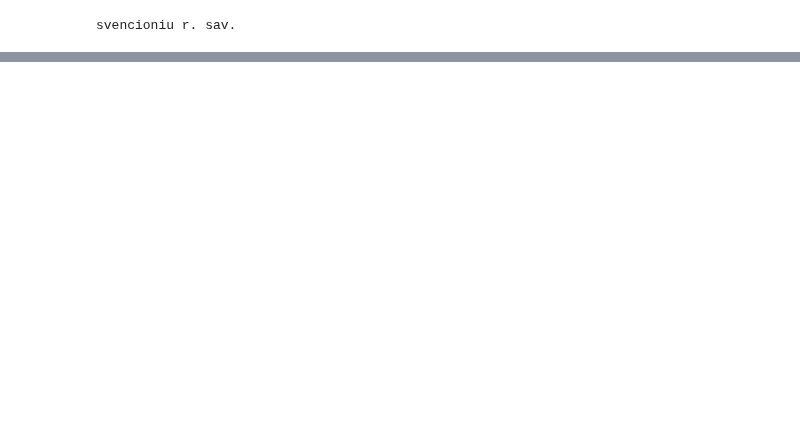
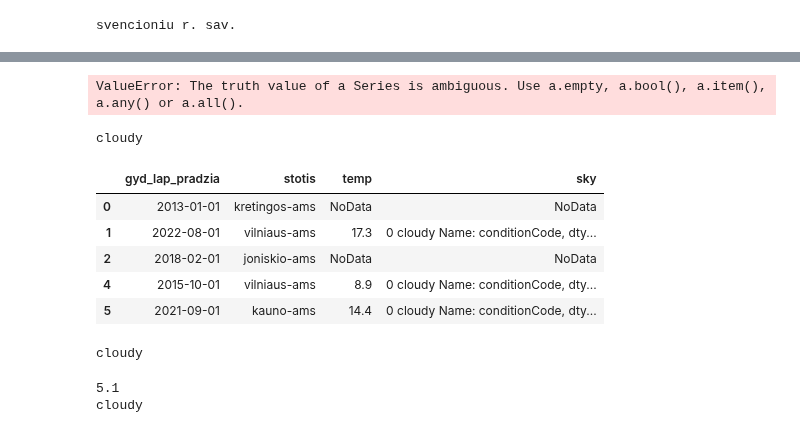
Before and after one commit to ISeeBugsEverywhere/DataScienceNotebooks, a Jupyter notebook: Studentai/Lukas/2025-02-03Paskaita.ipynb, the cells around one changed output, grey strips where cells are left out. Drawn from its saved outputs; the diff is of its cells as text; code cells hidden in the pictures; blank space fills up the shorter version.

```diff
--- a/Studentai/Lukas/2025-02-03Paskaita.ipynb
+++ b/Studentai/Lukas/2025-02-03Paskaita.ipynb
@@ -347,0 +390,3 @@ dict_items([('Kretingos r. sav.', 'kretingos-ams'), ('Vilniaus r. sav.', 'vilnia
+# %%
+laikSt2 = laikSt.drop_duplicates()
+laikSt2.head()
@@ -347,0 +400,29 @@ dict_items([('Kretingos r. sav.', 'kretingos-ams'), ('Vilniaus r. sav.', 'vilnia
+# %%
+temperatura = {}
+sky = {}
+
+# Iterating through each row
+for index, row in laikSt2.iterrows():
+    date = row['gyd_lap_pradzia']
+    station = row['stotis']
+    key = (date, station)
+
+    url = f'https://api.meteo.lt/v1/stations/{station}/observations/{date}'
+    source = requests.get(url)
+
+    if source.status_code == 200:
+        # print('all good')
+        r = source.json()
+        df = pd.DataFrame.from_dict(r['observations'])
+        temp = round(df['airTemperature'].mean(), 1)
+        oras = df['conditionCode'].mode() # rain, snow...
+
+        temperatura[key] = temp
+        sky[key] = oras
+
+    else:
+        # print(f"Failed to retrieve the page. Status code: {source.status_code}")
+        temperatura[key] = 'NoData'
+        sky[key] = 'NoData'
+
+print('Done')
@@ -347,0 +452,9 @@ dict_items([('Kretingos r. sav.', 'kretingos-ams'), ('Vilniaus r. sav.', 'vilnia
+# %%
+def set_temp(row):
+    date = row['gyd_lap_pradzia']
+    station = row['stotis']
+    key = (date, station)
+    row = temperatura[key]
+    return row
+
+laikSt2['temp'] = laikSt2.apply(set_temp, axis=1)
@@ -347,0 +503,38 @@ dict_items([('Kretingos r. sav.', 'kretingos-ams'), ('Vilniaus r. sav.', 'vilnia
+# %%
+def set_sky(row):
+    date = row['gyd_lap_pradzia']
+    station = row['stotis']
+    key = (date, station)
+    row = sky[key]
+    if row != 'NoData':
+        return row['sky'].values[0]
+    else:
+        return row
+
+sky2 = laikSt2.apply(set_sky, axis=1)
+# %% [output]
+ValueError: The truth value of a Series is ambiguous. Use a.empty, a.bool(), a.item(), a.any() or a.all().
+# %%
+print(sky['2017-05-01', 'ukmerges-ams'][0])
+# %% [output]
+cloudy
+# %%
+laikSt2.head()
+# %% [output]
+|  | gyd_lap_pradzia | stotis | temp | sky |
+| 0 | 2013-01-01 | kretingos-ams | NoData | NoData |
+| 1 | 2022-08-01 | vilniaus-ams | 17.3 | 0 cloudy Name: conditionCode, dty... |
+| 2 | 2018-02-01 | joniskio-ams | NoData | NoData |
+| 4 | 2015-10-01 | vilniaus-ams | 8.9 | 0 cloudy Name: conditionCode, dty... |
+| 5 | 2021-09-01 | kauno-ams | 14.4 | 0 cloudy Name: conditionCode, dty... |
+# %%
+# print(orai['2015-12-01', 'lazdiju-ams'][1][0])
+print(sky[('2022-08-01', 'vilniaus-ams')][0])
+# %% [output]
+cloudy
+# %%
+print(temperatura['2017-05-01', 'ukmerges-ams'])
+print(sky['2017-05-01', 'ukmerges-ams'][0])
+# %% [output]
+5.1
+cloudy
```
Also changed, not shown: parts of 18 cells of this notebook.
